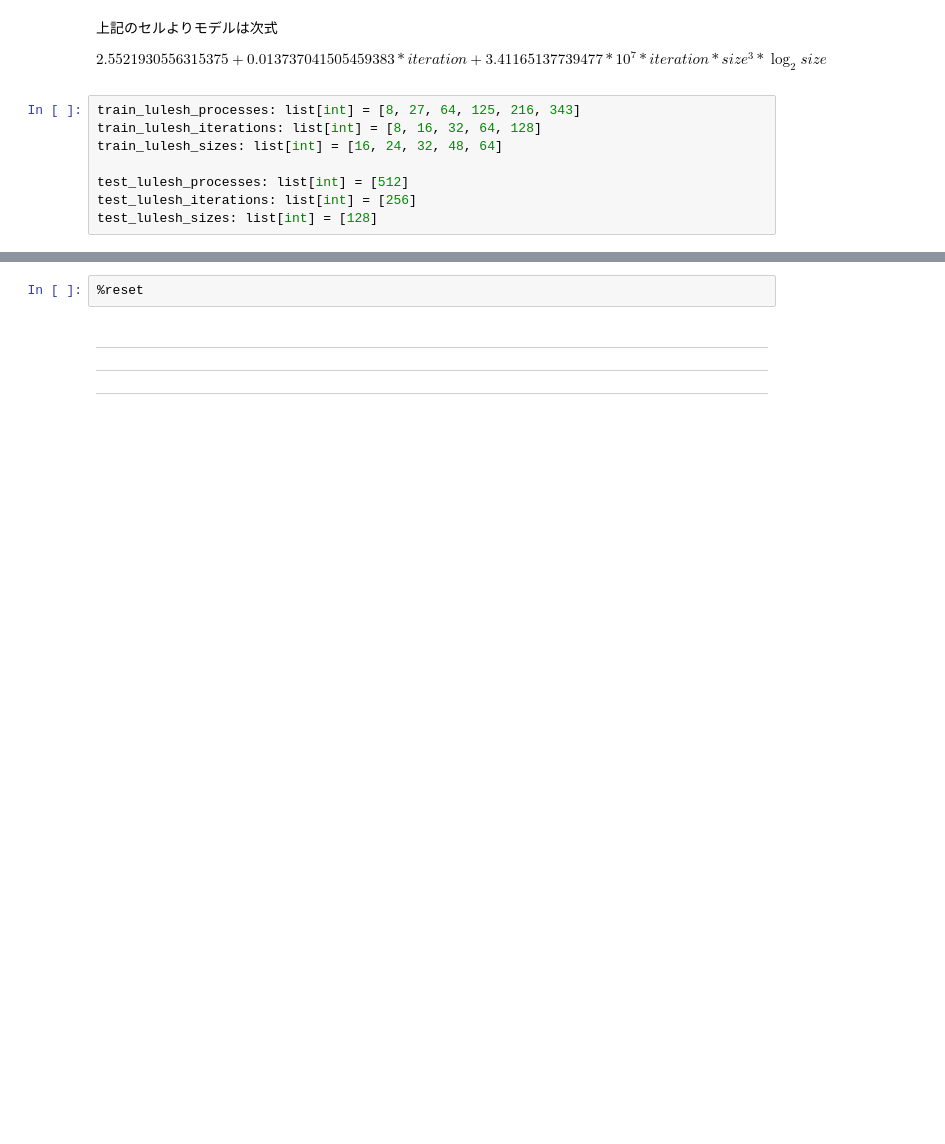
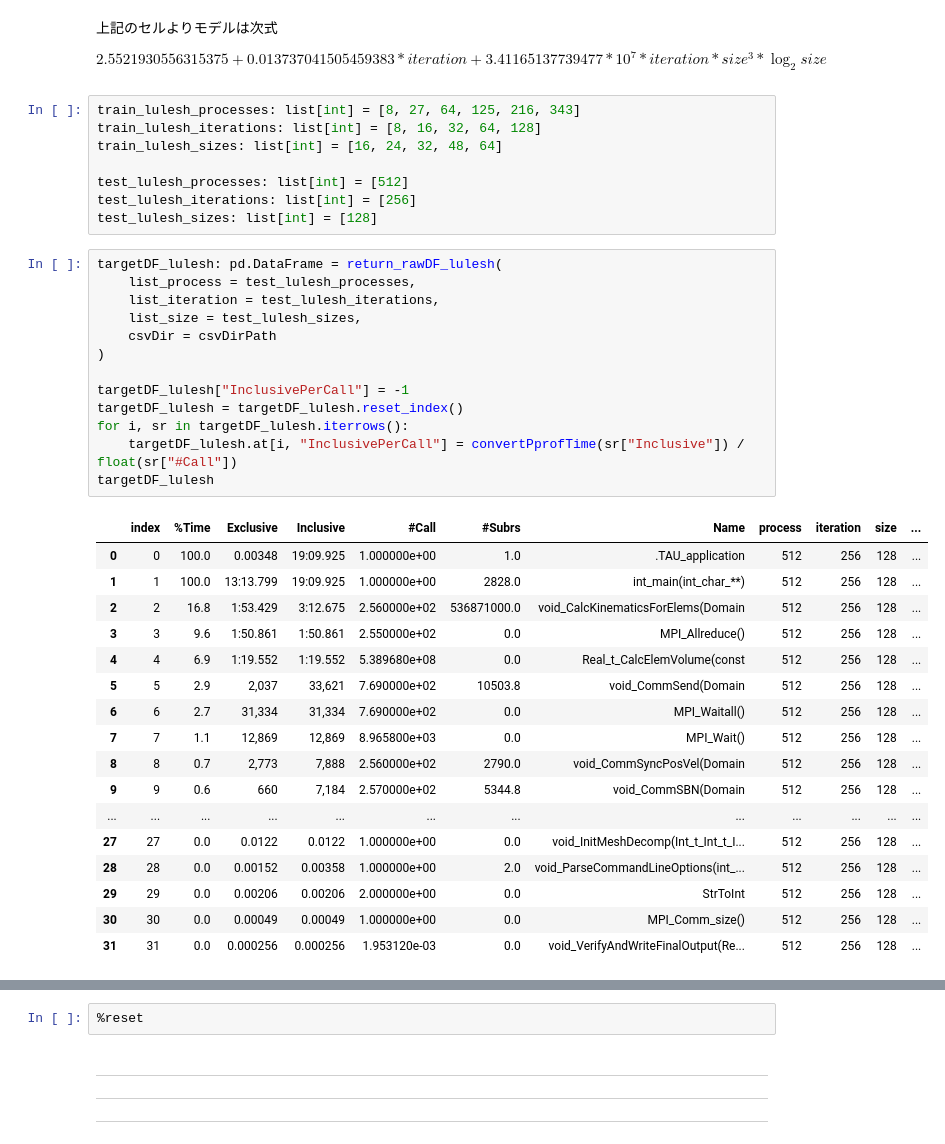
Before and after one commit to arima0714/Lab00, a Jupyter notebook: testing_pub.ipynb, the cells around one changed output, grey strips where cells are left out. Drawn from its saved outputs; the diff is of its cells as text; blank space fills up the shorter version.

```diff
--- a/testing_pub.ipynb
+++ b/testing_pub.ipynb
@@ -60,4 +60,35 @@ train_lulesh_sizes: list[int] = [16, 24, 32, 48, 64]
 test_lulesh_processes: list[int] = [512]
 test_lulesh_iterations: list[int] = [256]
 test_lulesh_sizes: list[int] = [128]
+# %%
+targetDF_lulesh: pd.DataFrame = return_rawDF_lulesh(
+    list_process = test_lulesh_processes,
+    list_iteration = test_lulesh_iterations,
+    list_size = test_lulesh_sizes,
+    csvDir = csvDirPath
+)
+
+targetDF_lulesh["InclusivePerCall"] = -1
+targetDF_lulesh = targetDF_lulesh.reset_index()
+for i, sr in targetDF_lulesh.iterrows():
+    targetDF_lulesh.at[i, "InclusivePerCall"] = convertPprofTime(sr["Inclusive"]) / float(sr["#Call"])
+targetDF_lulesh
+# %% [output]
+|  | index | %Time | Exclusive | Inclusive | #Call | #Subrs | Name | process | iteration | size | ... |
+| 0 | 0 | 100.0 | 0.00348 | 19:09.925 | 1.000000e+00 | 1.0 | .TAU_application | 512 | 256 | 128 | ... |
+| 1 | 1 | 100.0 | 13:13.799 | 19:09.925 | 1.000000e+00 | 2828.0 | int_main(int_char_**) | 512 | 256 | 128 | ... |
+| 2 | 2 | 16.8 | 1:53.429 | 3:12.675 | 2.560000e+02 | 536871000.0 | void_CalcKinematicsForElems(Domain | 512 | 256 | 128 | ... |
+| 3 | 3 | 9.6 | 1:50.861 | 1:50.861 | 2.550000e+02 | 0.0 | MPI_Allreduce() | 512 | 256 | 128 | ... |
+| 4 | 4 | 6.9 | 1:19.552 | 1:19.552 | 5.389680e+08 | 0.0 | Real_t_CalcElemVolume(const | 512 | 256 | 128 | ... |
+| 5 | 5 | 2.9 | 2,037 | 33,621 | 7.690000e+02 | 10503.8 | void_CommSend(Domain | 512 | 256 | 128 | ... |
+| 6 | 6 | 2.7 | 31,334 | 31,334 | 7.690000e+02 | 0.0 | MPI_Waitall() | 512 | 256 | 128 | ... |
+| 7 | 7 | 1.1 | 12,869 | 12,869 | 8.965800e+03 | 0.0 | MPI_Wait() | 512 | 256 | 128 | ... |
+| 8 | 8 | 0.7 | 2,773 | 7,888 | 2.560000e+02 | 2790.0 | void_CommSyncPosVel(Domain | 512 | 256 | 128 | ... |
+| 9 | 9 | 0.6 | 660 | 7,184 | 2.570000e+02 | 5344.8 | void_CommSBN(Domain | 512 | 256 | 128 | ... |
+| ... | ... | ... | ... | ... | ... | ... | ... | ... | ... | ... | ... |
+| 27 | 27 | 0.0 | 0.0122 | 0.0122 | 1.000000e+00 | 0.0 | void_InitMeshDecomp(Int_t_Int_t_I... | 512 | 256 | 128 | ... |
+| 28 | 28 | 0.0 | 0.00152 | 0.00358 | 1.000000e+00 | 2.0 | void_ParseCommandLineOptions(int_... | 512 | 256 | 128 | ... |
+| 29 | 29 | 0.0 | 0.00206 | 0.00206 | 2.000000e+00 | 0.0 | StrToInt | 512 | 256 | 128 | ... |
+| 30 | 30 | 0.0 | 0.00049 | 0.00049 | 1.000000e+00 | 0.0 | MPI_Comm_size() | 512 | 256 | 128 | ... |
+| 31 | 31 | 0.0 | 0.000256 | 0.000256 | 1.953120e-03 | 0.0 | void_VerifyAndWriteFinalOutput(Re... | 512 | 256 | 128 | ... |
 # %%
```
Also changed, not shown: parts of 12 cells of this notebook.
